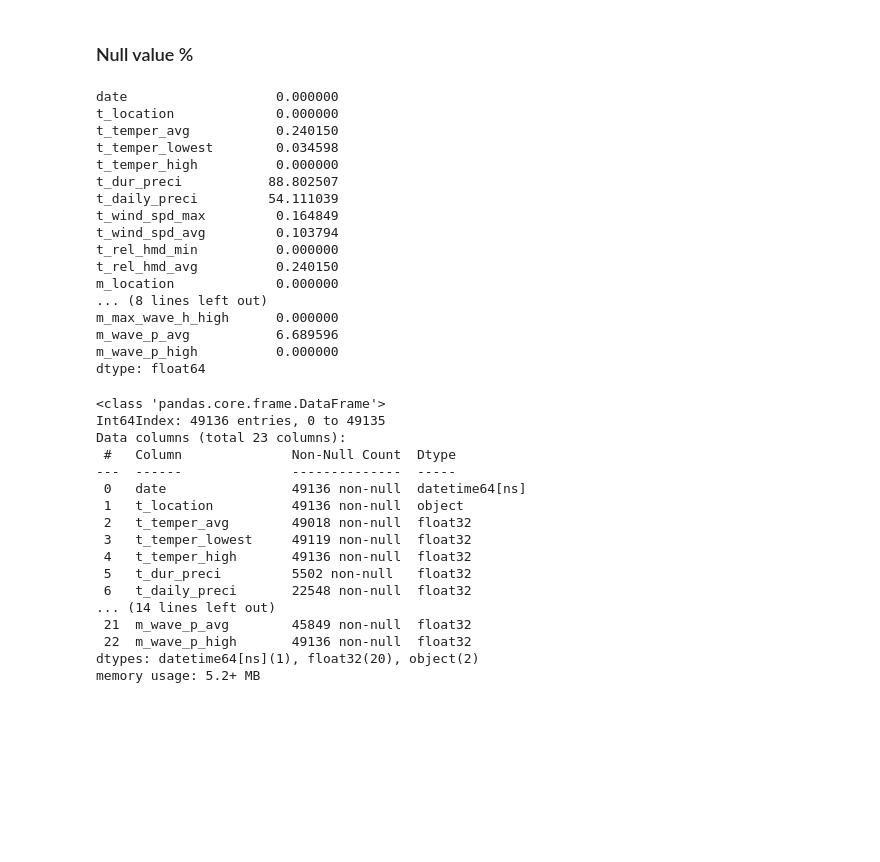
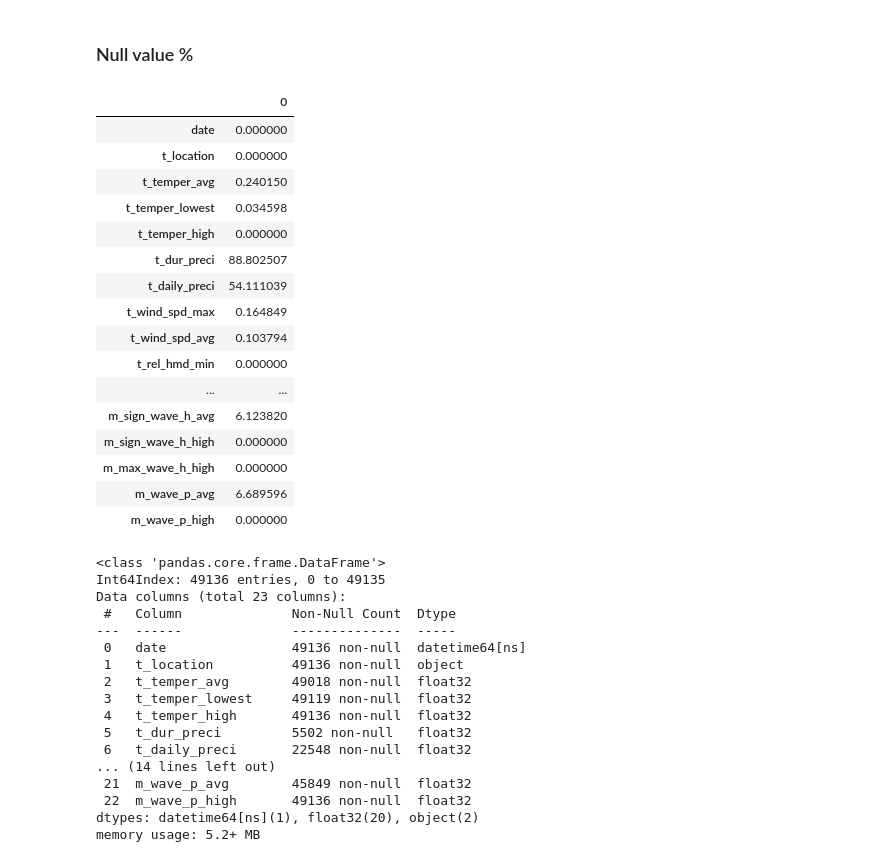
Before and after one commit to meowpunch/bobsim-research, a Jupyter notebook: src/main/python/analysis_open_data_weather.ipynb, the cells around one changed output. Drawn from its saved outputs; the diff is of its cells as text; code cells hidden in the pictures; blank space fills up the shorter version.

```diff
--- a/src/main/python/analysis_open_data_weather.ipynb
+++ b/src/main/python/analysis_open_data_weather.ipynb
@@ -55,25 +55,25 @@ mani_0_df.head(50)
 # %% [markdown]
 ### Null value %
 # %%
-origin_w_df.isnull().sum()/49136*100
+(origin_w_df.isnull().sum()/49136*100).to_frame()
 # %% [output]
-date                   0.000000
-t_location             0.000000
-t_temper_avg           0.240150
-t_temper_lowest        0.034598
-t_temper_high          0.000000
-t_dur_preci           88.802507
-t_daily_preci         54.111039
-t_wind_spd_max         0.164849
-t_wind_spd_avg         0.103794
-t_rel_hmd_min          0.000000
-t_rel_hmd_avg          0.240150
-m_location             0.000000
-... (8 lines left out)
-m_max_wave_h_high      0.000000
-m_wave_p_avg           6.689596
-m_wave_p_high          0.000000
-dtype: float64
+|  | 0 |
+| date | 0.000000 |
+| t_location | 0.000000 |
+| t_temper_avg | 0.240150 |
+| t_temper_lowest | 0.034598 |
+| t_temper_high | 0.000000 |
+| t_dur_preci | 88.802507 |
+| t_daily_preci | 54.111039 |
+| t_wind_spd_max | 0.164849 |
+| t_wind_spd_avg | 0.103794 |
+| t_rel_hmd_min | 0.000000 |
+| ... | ... |
+| m_sign_wave_h_avg | 6.123820 |
+| m_sign_wave_h_high | 0.000000 |
+| m_max_wave_h_high | 0.000000 |
+| m_wave_p_avg | 6.689596 |
+| m_wave_p_high | 0.000000 |
 # %%
 origin_w_df.info()
 # %% [output]
```
Also changed, not shown: parts of 4 cells of this notebook, 10 other files.
